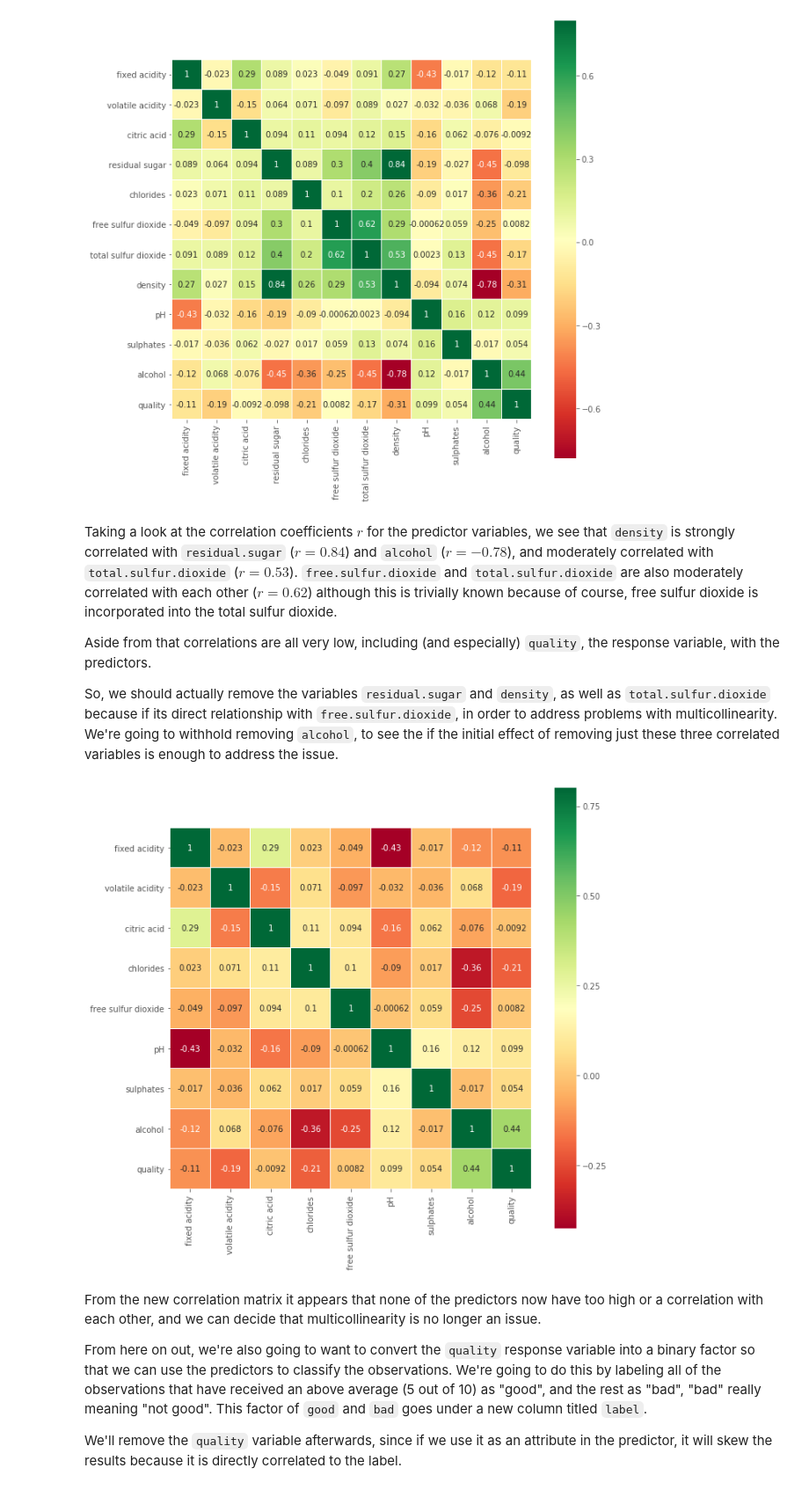
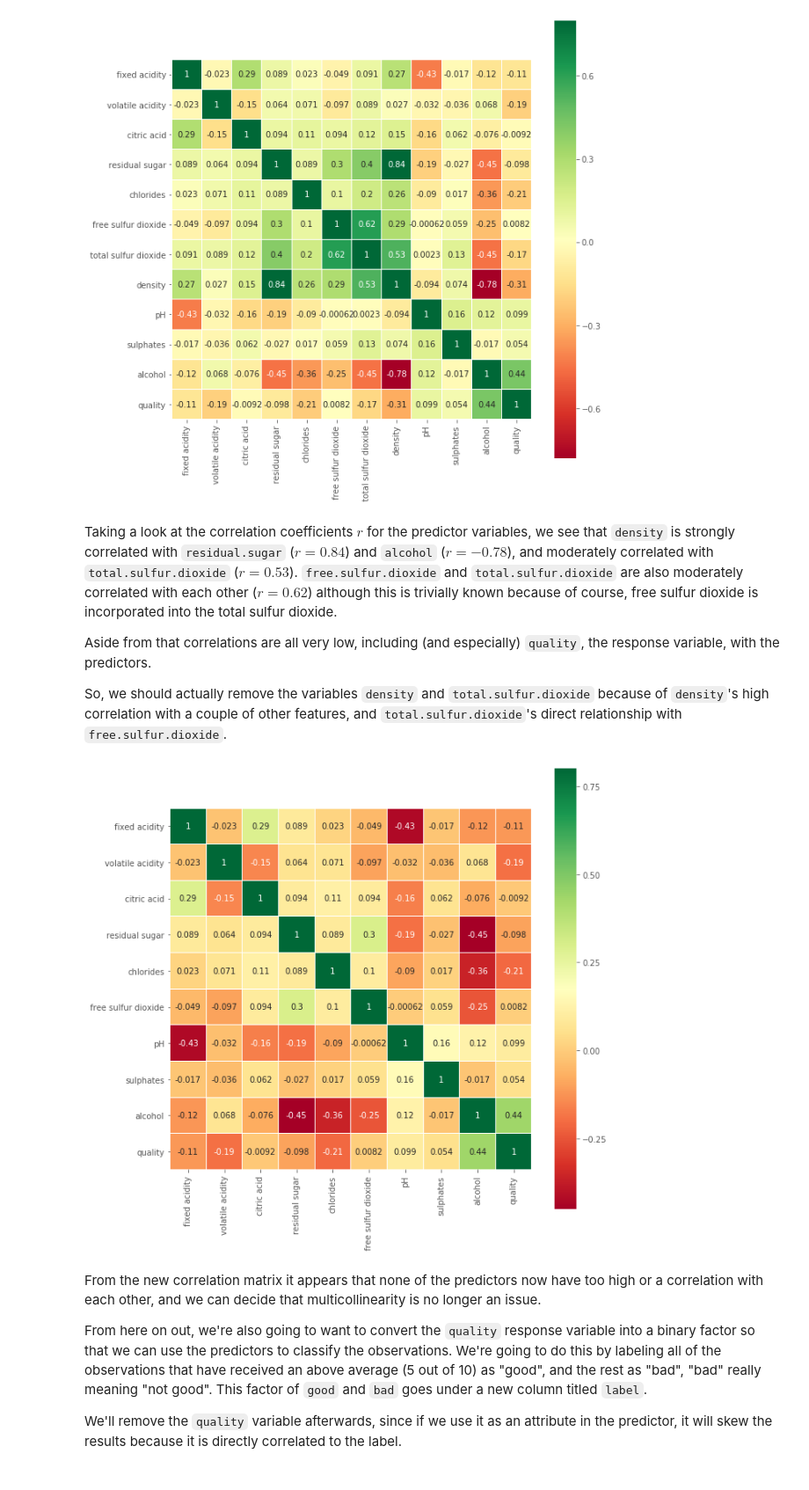
Before and after one commit to jstevenr/wine-classification-python, a Jupyter notebook: wine-quality.ipynb, the cells around one changed output. Shown: that part at 88% size. Saved outputs shown, nothing was run; the diff lists cells and outputs as text; code cells hidden in the pictures.

Commit message:
Add files via upload
Some changes to the model by not removing too many variables. Only removing two variables this time. Improved the performance of the models slightly.

```diff
--- a/wine-quality.ipynb
+++ b/wine-quality.ipynb
@@ -67,19 +67,19 @@ Taking a look at the correlation coefficients $r$ for the predictor variables, w
 
 Aside from that correlations are all very low, including (and especially) `quality`, the response variable, with the predictors.
 
-So, we should actually remove the variables `residual.sugar` and `density`, as well as `total.sulfur.dioxide` because if its direct relationship with `free.sulfur.dioxide`, in order to address problems with multicollinearity. We're going to withhold removing `alcohol`, to see the if the initial effect of removing just these three correlated variables is enough to address the issue.
+So, we should actually remove the variables `density` and `total.sulfur.dioxide` because of `density`'s high correlation with a couple of other features, and `total.sulfur.dioxide`'s direct relationship with `free.sulfur.dioxide`.
 # %%
 # removing three predictors
 df = pd.read_csv("winequality-white.csv", sep = ";")
-df.drop(["residual sugar", "density", "total sulfur dioxide"], axis = 1, inplace = True)
-
+# df.drop(["residual sugar", "density", "total sulfur dioxide"], axis = 1, inplace = True)
+df.drop(["density", "total sulfur dioxide"], axis = 1, inplace = True)
 
 corr = df.corr()
 plt.figure(figsize = (10,10))
 sns.heatmap(corr, vmax = .8, linewidths = 0.01, square = True, annot = True, cmap = 'RdYlGn', linecolor = 'white')
 plt.show()
 # %% [output]
-[figure, old version]
+[figure, new version]
 # %% [markdown]
 From the new correlation matrix it appears that none of the predictors now have too high or a correlation with each other, and we can decide that multicollinearity is no longer an issue.
 
```
Also changed, not shown: parts of 24 cells of this notebook.
